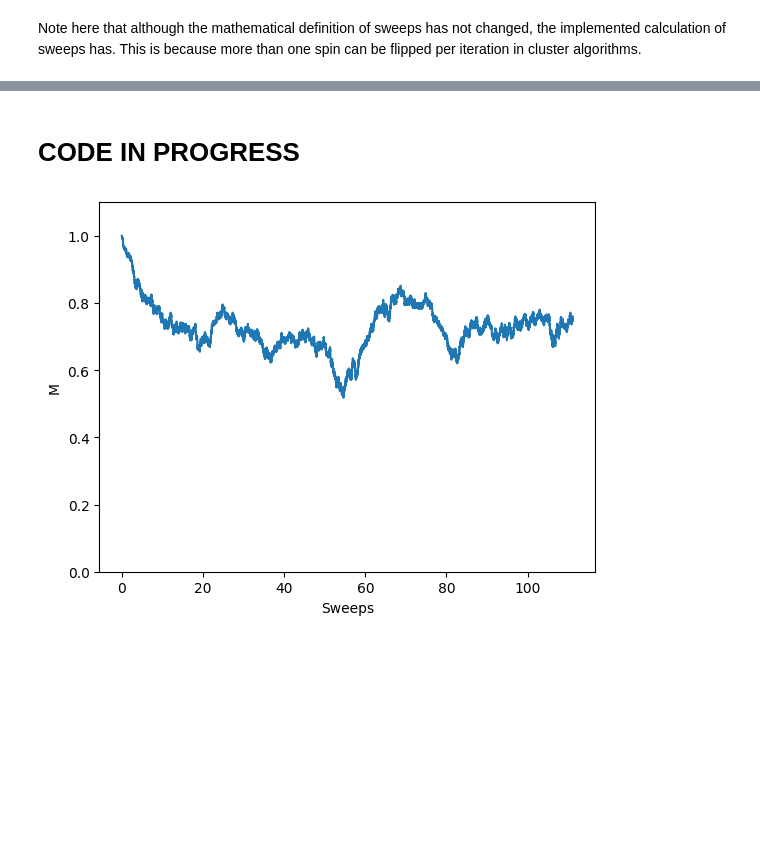
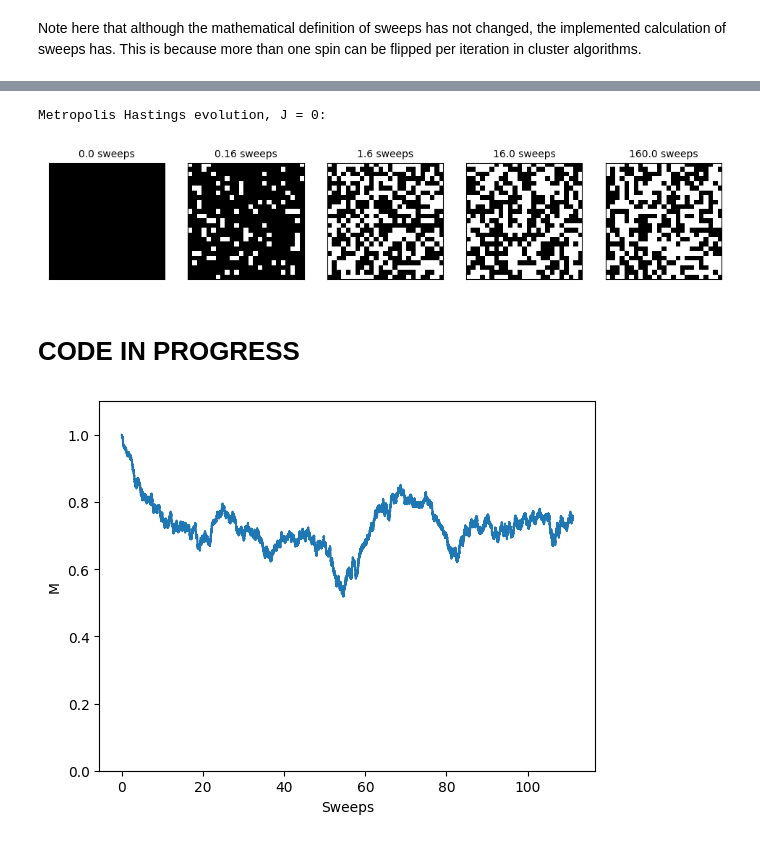
Before and after one commit to Part-II-Computational-Physics/cluster-algorithms-for-monte-carlo-jbd29, a Jupyter notebook: isiing set up 2.ipynb, the cells around one changed output, grey strips where cells are left out. Cells and saved outputs as stored; diff of their text form; code cells hidden in the pictures; blank space fills up the shorter version.

```diff
--- a/isiing set up 2.ipynb
+++ b/isiing set up 2.ipynb
@@ -323,0 +334,8 @@ Note here that although the mathematical definition of sweeps has not changed, t
+# %%
+lattice = make_lattice(25,1)
+plot_times = [0,100,1000,10000,100000]
+print('Metropolis Hastings evolution, J = 0:')
+evolve_and_show(lattice, 2, 0,0, plot_times)
+# %% [output]
+Metropolis Hastings evolution, J = 0:
+[figure, added]
```
Also changed, not shown: parts of 6 cells of this notebook.
